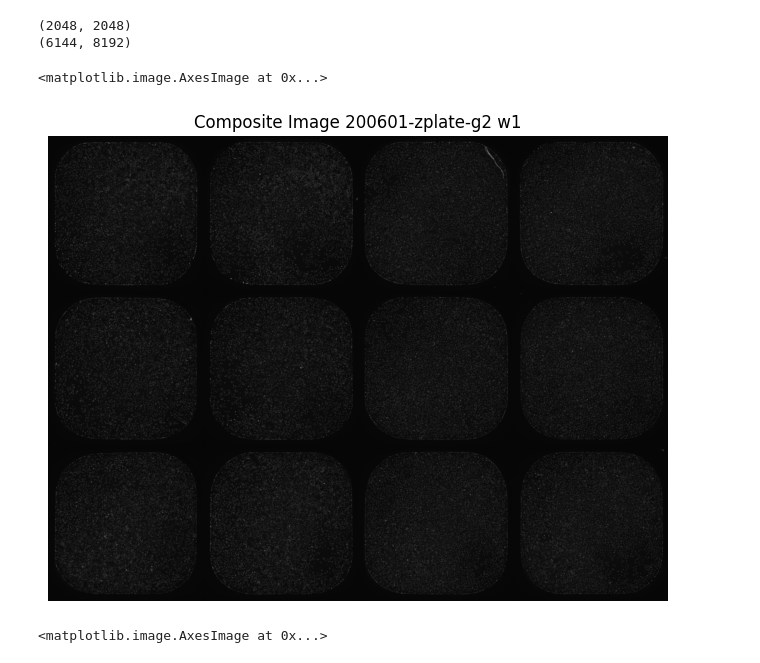
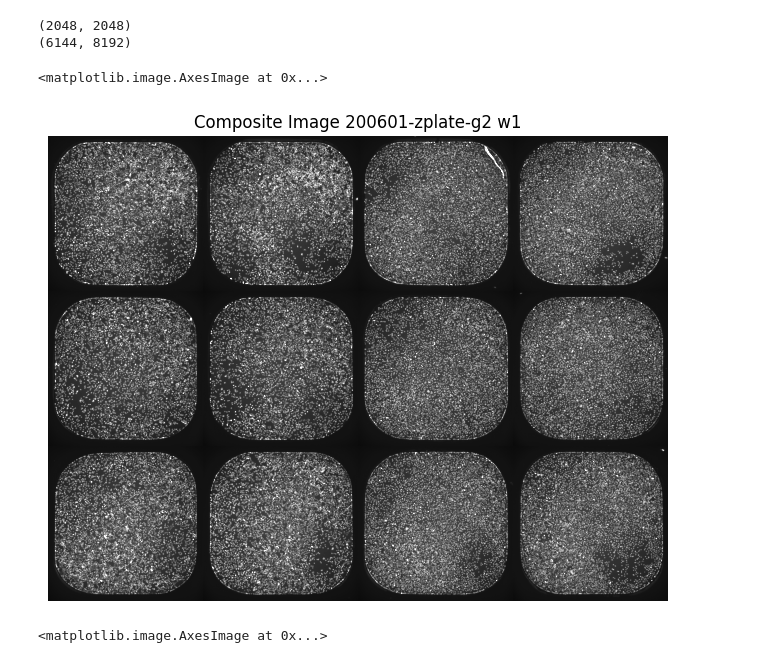
Before and after one commit to plaque2/PyPlaque, a Jupyter notebook: notebooks/fp_detailed.ipynb, the cells around one changed output. Cells and saved outputs as stored; diff of their text form; code cells hidden in the pictures.

````diff
--- a/notebooks/fp_detailed.ipynb
+++ b/notebooks/fp_detailed.ipynb
@@ -36,3 +39,6 @@ print(exp.get_number_of_plates())
+# %%
+exp.params['nuclei']['use_picks'] = True
+exp.params['virus']['use_picks'] = True
 # %% [markdown]
 #### Nuclei Channel
 ###### ```exp.load_wells_for_plate_nuclei()``` helps us load into memory all data for the nuclei channel, corresponding to the given index from the plates found ```plate_id``` and file pattern ```file_pattern```. Here the mask path is empty for us but they are generated at runtime using the parameters saved with the instantiation of the experiment. Please have in mind that mask generation for virus and nuclei channel follow different procedures because of ground truth beliefs about the data there, so interchanging the channels may lead to unexpected and incorrect results.<br>We also show an example where we can take only one well into consideration by using the appropriate ```file_pattern``` regex here ```'_A01_s1_w1'``` within ```exp.load_wells_for_plate_nuclei()```. Next we show reading of more wells in the nuclei channel according to other file patterns.<br>It is possible to have the images for both channels in the same directory and only tell them apart by the file pattern.
@@ -100,17 +106,17 @@ print(composite_img.shape)
 # %%
 plt.figure(figsize=(8, 12))
 plt.title("Composite Image " + plate_dirs[0] + " w1")
 plt.axis('off')
 
-plt.imshow(composite_img, cmap='gray')
+plt.imshow(composite_img, cmap='gray', vmin=500, vmax=6000, alpha=1)
 
 # The image is more clearly visible only after converting to 8/16bit and some
 # thresholding
 # plt.savefig("../../../manuscript/figs/" + plate_dirs[0] + "_w1 Stitched images.png",
 # bbox_inches = 'tight', dpi=300)
 # %% [output]
 <matplotlib.image.AxesImage at 0x...>
-[figure, old version]
+[figure, new version]
 # %%
 # change the tuple of indices to choose other wells to stitch
 composite_img_corner = stitch_wells([plate_dict_w1[plate_dirs[0]]['img'][i] for i in (0, 1, 4, 5)],
````
Also changed, not shown: parts of 8 cells of this notebook, 2 other files.
